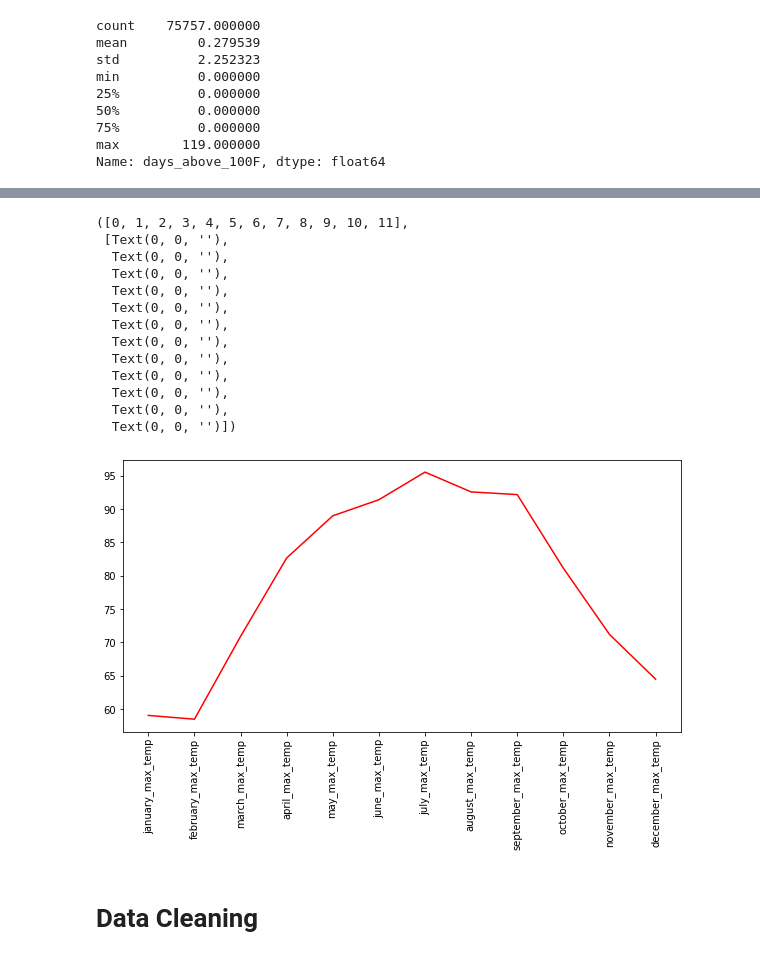
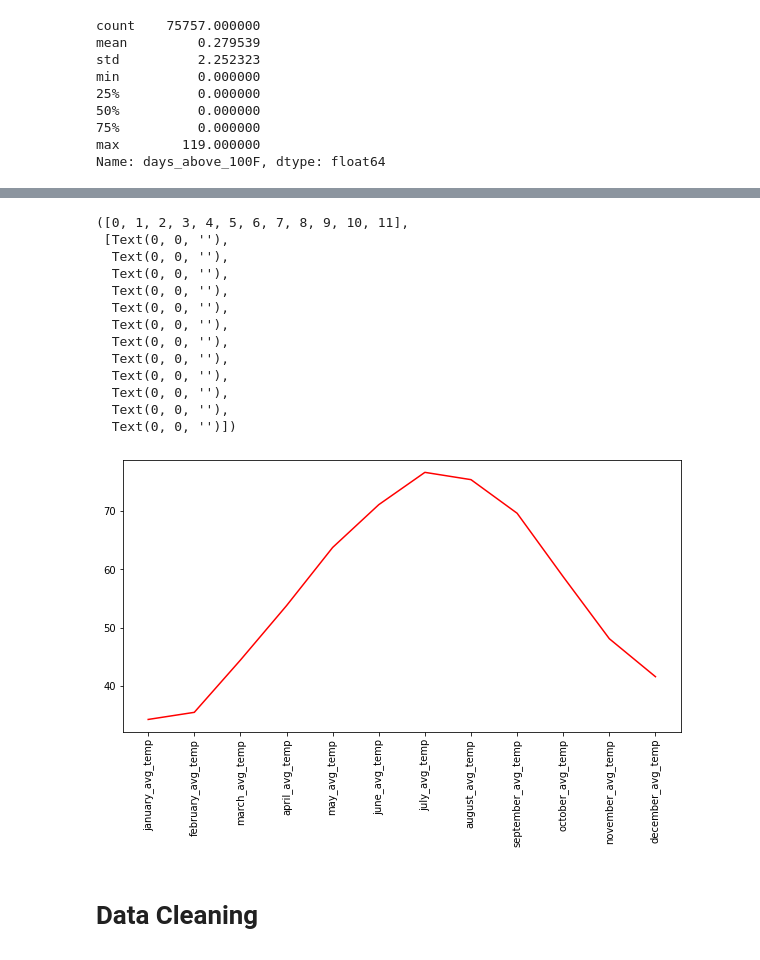
Before and after one commit to SadiqueAbdullah/WIDS_Datathon2022, a Jupyter notebook: wids-datathon2022.ipynb, the cells around one changed output, grey strips where cells are left out. Drawn from its saved outputs; the diff is of its cells as text; code cells hidden in the pictures.

```diff
--- a/wids-datathon2022.ipynb
+++ b/wids-datathon2022.ipynb
@@ -236,2 +195,15 @@ memory usage: 40.2 MB
+# %%
+from sklearn.preprocessing import LabelEncoder
+df = train_eui
+
+# categorical_transform():
+le = LabelEncoder()
+df['Year_Factor_cat'] = le.fit_transform(df['Year_Factor'])
+df['State_Factor_cat'] = le.fit_transform(df['State_Factor'])
+df['building_class_cat'] = le.fit_transform(df['building_class'])
+df['facility_type_cat'] = le.fit_transform(df['facility_type'])
+
+
+df = df.drop(columns = ['State_Factor', 'building_class', 'facility_type', 'Year_Factor'])
 # %%
 # finding the top 15 factors contributing to eui value
@@ -317,27 +253,27 @@ Name: Year_Factor, dtype: float64
 # %%
 # plotting the month-wise temperature variation
 plt.figure(figsize=(10,5))
-max_temp_monthly = train_eui[['january_max_temp','february_max_temp','march_max_temp', 'april_max_temp', 'may_max_temp', 'june_max_temp', 'july_max_temp','august_max_temp','september_max_temp', 'october_max_temp', 'november_max_temp','december_max_temp']]
-min_temp_monthly = train_eui[['january_min_temp','february_min_temp','march_min_temp', 'april_min_temp', 'may_min_temp', 'june_min_temp', 'july_min_temp','august_min_temp','september_min_temp', 'october_min_temp', 'november_min_temp','december_min_temp']]
-avg_temp_monthly = train_eui[['january_avg_temp','february_avg_temp','march_avg_temp', 'april_avg_temp', 'may_avg_temp', 'june_avg_temp', 'july_avg_temp','august_avg_temp','september_avg_temp', 'october_avg_temp', 'november_avg_temp','december_avg_temp']]
+max_temp_monthly = df[['january_max_temp','february_max_temp','march_max_temp', 'april_max_temp', 'may_max_temp', 'june_max_temp', 'july_max_temp','august_max_temp','september_max_temp', 'october_max_temp', 'november_max_temp','december_max_temp']]
+min_temp_monthly = df[['january_min_temp','february_min_temp','march_min_temp', 'april_min_temp', 'may_min_temp', 'june_min_temp', 'july_min_temp','august_min_temp','september_min_temp', 'october_min_temp', 'november_min_temp','december_min_temp']]
+avg_temp_monthly = df[['january_avg_temp','february_avg_temp','march_avg_temp', 'april_avg_temp', 'may_avg_temp', 'june_avg_temp', 'july_avg_temp','august_avg_temp','september_avg_temp', 'october_avg_temp', 'november_avg_temp','december_avg_temp']]
 
-plt.plot(max_temp_monthly.mean(),  c='red')
+plt.plot(avg_temp_monthly.mean(),  c='red')
 plt.xticks(rotation = 90)
 # %% [output]
 ([0, 1, 2, 3, 4, 5, 6, 7, 8, 9, 10, 11],
  [Text(0, 0, ''),
   Text(0, 0, ''),
   Text(0, 0, ''),
   Text(0, 0, ''),
   Text(0, 0, ''),
   Text(0, 0, ''),
   Text(0, 0, ''),
   Text(0, 0, ''),
   Text(0, 0, ''),
   Text(0, 0, ''),
   Text(0, 0, ''),
   Text(0, 0, '')])
-[figure, old version]
+[figure, new version]
 # %% [markdown]
 # **Data Cleaning**
 # %% [markdown]
```
Also changed, not shown: parts of 51 cells of this notebook.
